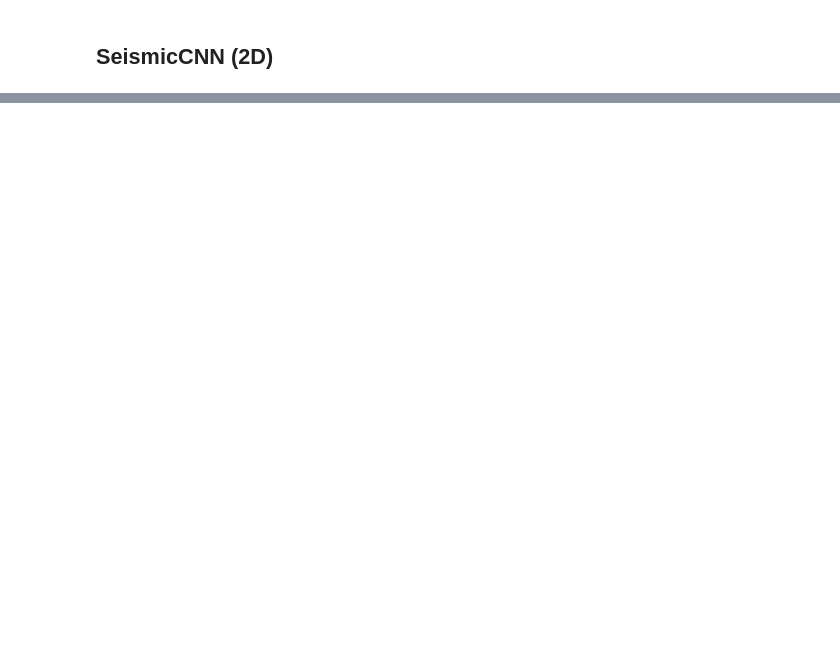
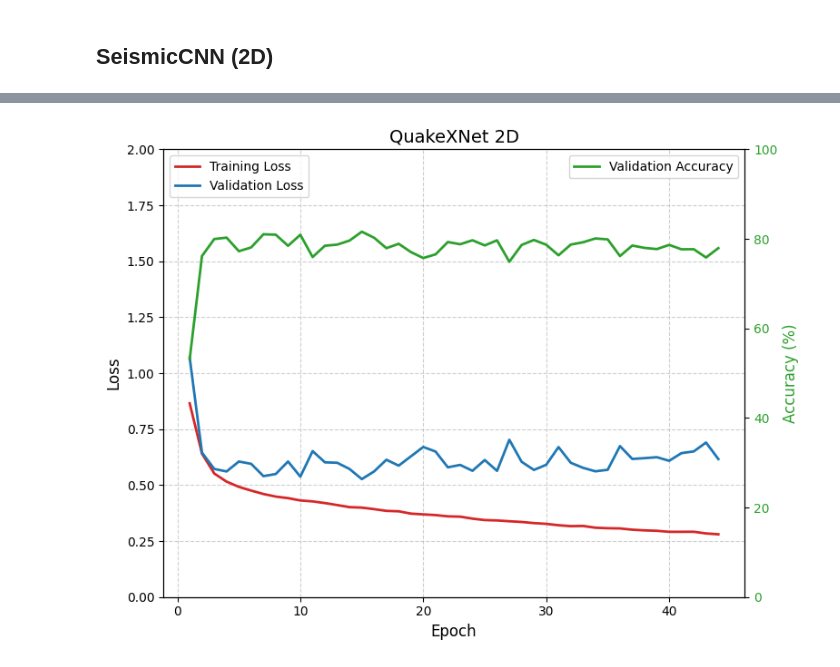
Before and after one commit to Akashkharita/PNW_Seismic_Event_Classification, a Jupyter notebook: deep_learning/notebooks/model_training_v2.ipynb, the cells around one changed output, grey strips where cells are left out. Saved outputs shown, nothing was run; the diff lists cells and outputs as text; code cells hidden in the pictures; blank space fills up the shorter version.

```diff
--- a/deep_learning/notebooks/model_training_v2.ipynb
+++ b/deep_learning/notebooks/model_training_v2.ipynb
@@ -550,0 +585,4 @@ model_seismiccnn_2d = SeismicCNN_2d(num_classes=4, num_channels=num_channels,dro
+# %%
+plot_model_training(loss_time_quakexnet_1d, val_loss_time_quakexnet_1d, val_accuracy_time_quakexnet_1d, title = 'QuakeXNet 2D')
+# %% [output]
+[figure, added]
```
Also changed, not shown: parts of 10 cells of this notebook.
